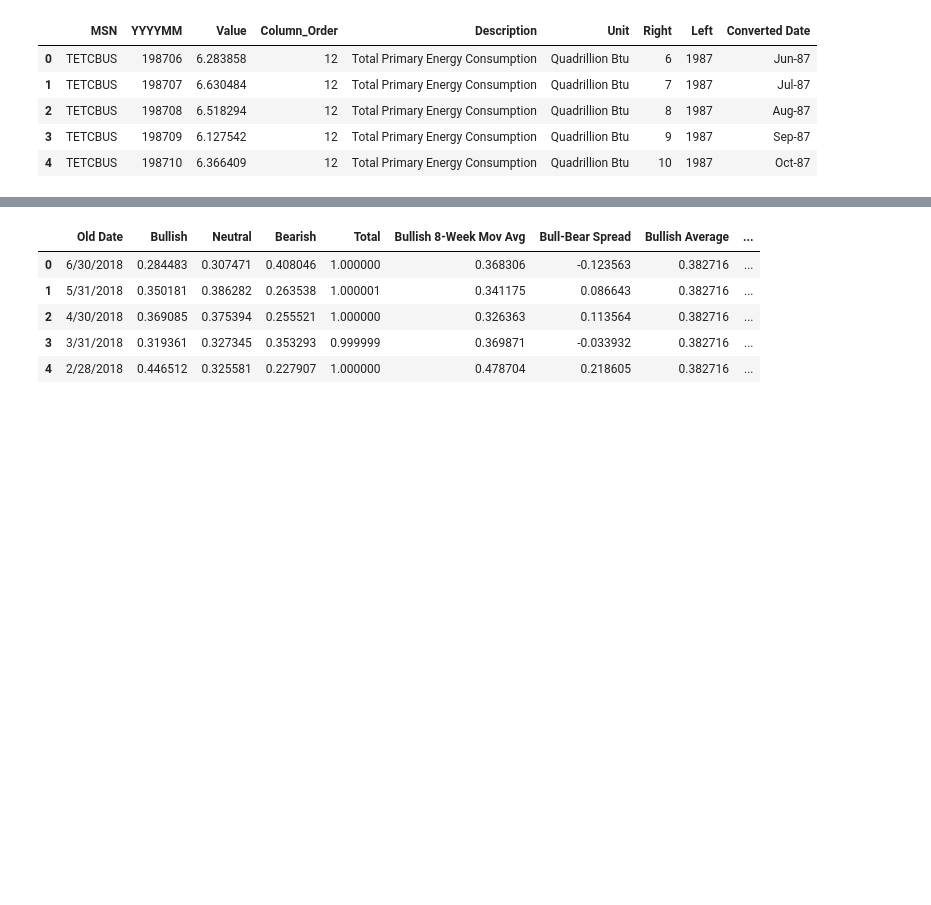
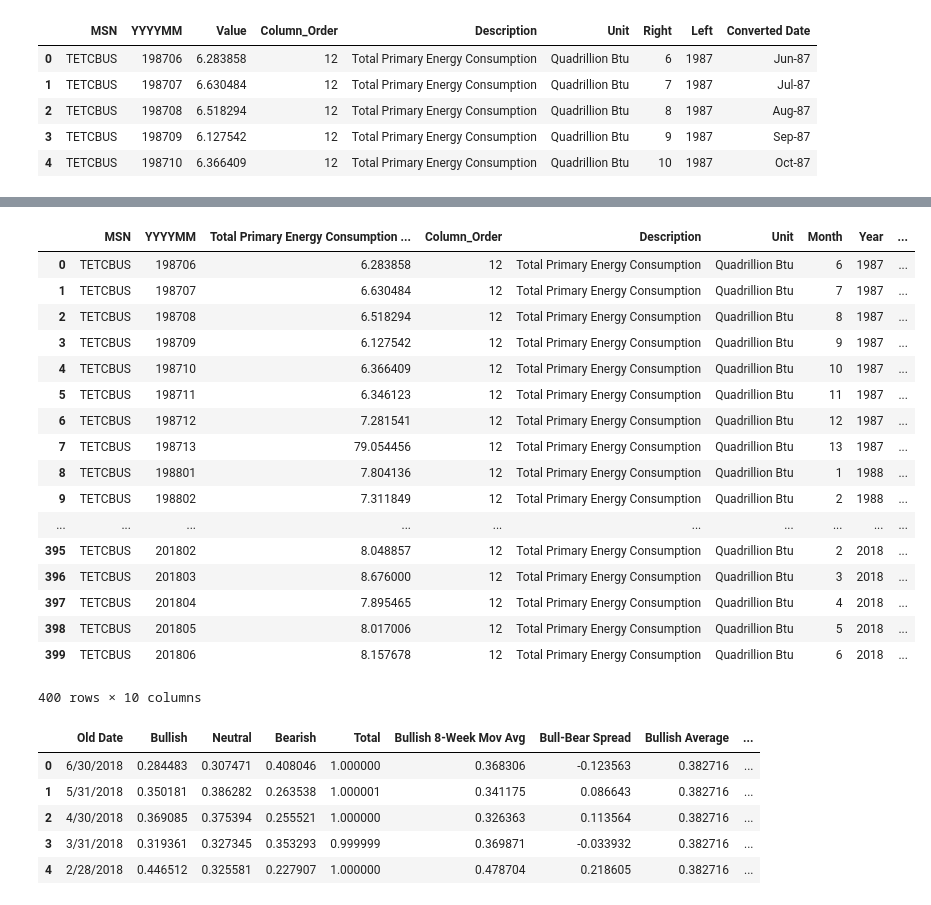
Before and after one commit to axbarrera/Project-Group-9, a Jupyter notebook: ETL_complete.ipynb, the cells around one changed output, grey strips where cells are left out. Saved outputs shown, nothing was run; the diff lists cells and outputs as text; code cells hidden in the pictures; blank space fills up the shorter version.

```diff
--- a/ETL_complete.ipynb
+++ b/ETL_complete.ipynb
@@ -40,6 +40,26 @@ dtype: object
 # %%
 # set index for energy data
 energy_data["Date_Index"] = energy_data['Month'].map(str) +"-"+ energy_data['Year'].map(str)
+energy_data
+# %% [output]
+|  | MSN | YYYYMM | Total Primary Energy Consumption ... | Column_Order | Description | Unit | Month | Year | ... |
+| 0 | TETCBUS | 198706 | 6.283858 | 12 | Total Primary Energy Consumption | Quadrillion Btu | 6 | 1987 | ... |
+| 1 | TETCBUS | 198707 | 6.630484 | 12 | Total Primary Energy Consumption | Quadrillion Btu | 7 | 1987 | ... |
+| 2 | TETCBUS | 198708 | 6.518294 | 12 | Total Primary Energy Consumption | Quadrillion Btu | 8 | 1987 | ... |
+| 3 | TETCBUS | 198709 | 6.127542 | 12 | Total Primary Energy Consumption | Quadrillion Btu | 9 | 1987 | ... |
+| 4 | TETCBUS | 198710 | 6.366409 | 12 | Total Primary Energy Consumption | Quadrillion Btu | 10 | 1987 | ... |
+| 5 | TETCBUS | 198711 | 6.346123 | 12 | Total Primary Energy Consumption | Quadrillion Btu | 11 | 1987 | ... |
+| 6 | TETCBUS | 198712 | 7.281541 | 12 | Total Primary Energy Consumption | Quadrillion Btu | 12 | 1987 | ... |
+| 7 | TETCBUS | 198713 | 79.054456 | 12 | Total Primary Energy Consumption | Quadrillion Btu | 13 | 1987 | ... |
+| 8 | TETCBUS | 198801 | 7.804136 | 12 | Total Primary Energy Consumption | Quadrillion Btu | 1 | 1988 | ... |
+| 9 | TETCBUS | 198802 | 7.311849 | 12 | Total Primary Energy Consumption | Quadrillion Btu | 2 | 1988 | ... |
+| ... | ... | ... | ... | ... | ... | ... | ... | ... | ... |
+| 395 | TETCBUS | 201802 | 8.048857 | 12 | Total Primary Energy Consumption | Quadrillion Btu | 2 | 2018 | ... |
+| 396 | TETCBUS | 201803 | 8.676000 | 12 | Total Primary Energy Consumption | Quadrillion Btu | 3 | 2018 | ... |
+| 397 | TETCBUS | 201804 | 7.895465 | 12 | Total Primary Energy Consumption | Quadrillion Btu | 4 | 2018 | ... |
+| 398 | TETCBUS | 201805 | 8.017006 | 12 | Total Primary Energy Consumption | Quadrillion Btu | 5 | 2018 | ... |
+| 399 | TETCBUS | 201806 | 8.157678 | 12 | Total Primary Energy Consumption | Quadrillion Btu | 6 | 2018 | ... |
+400 rows × 10 columns
 # %%
 investor_sentiment = "Resources/Project_2_investor_sentiment_USA.csv"
 investor_sentiment = pd.read_csv(investor_sentiment)
```
Also changed, not shown: parts of 6 cells of this notebook, 11 other files.
